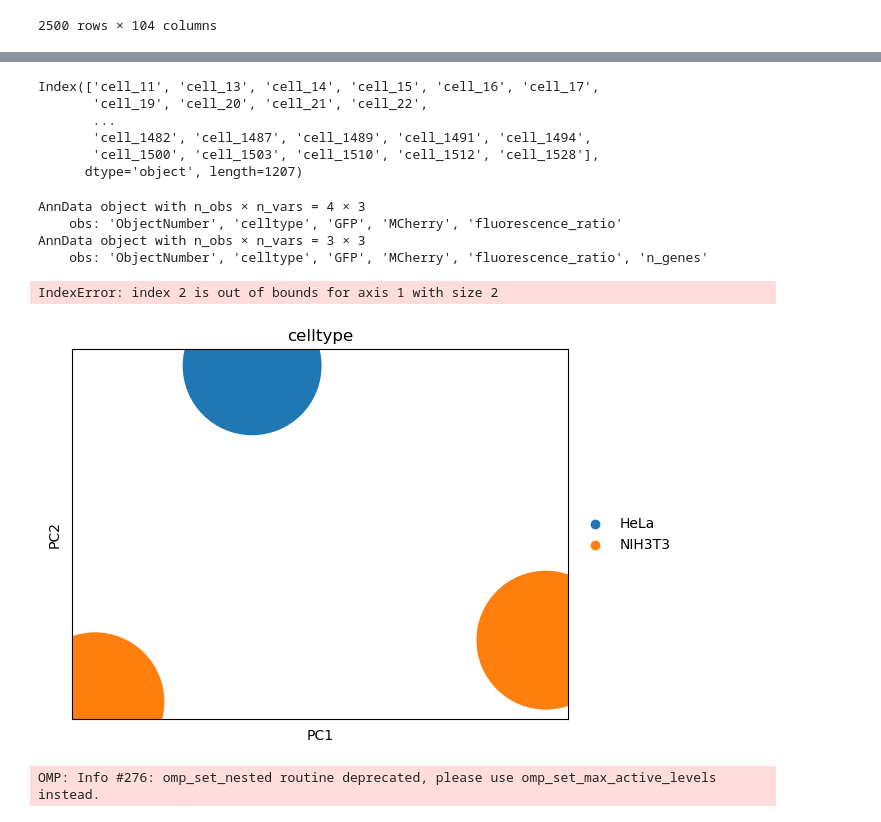
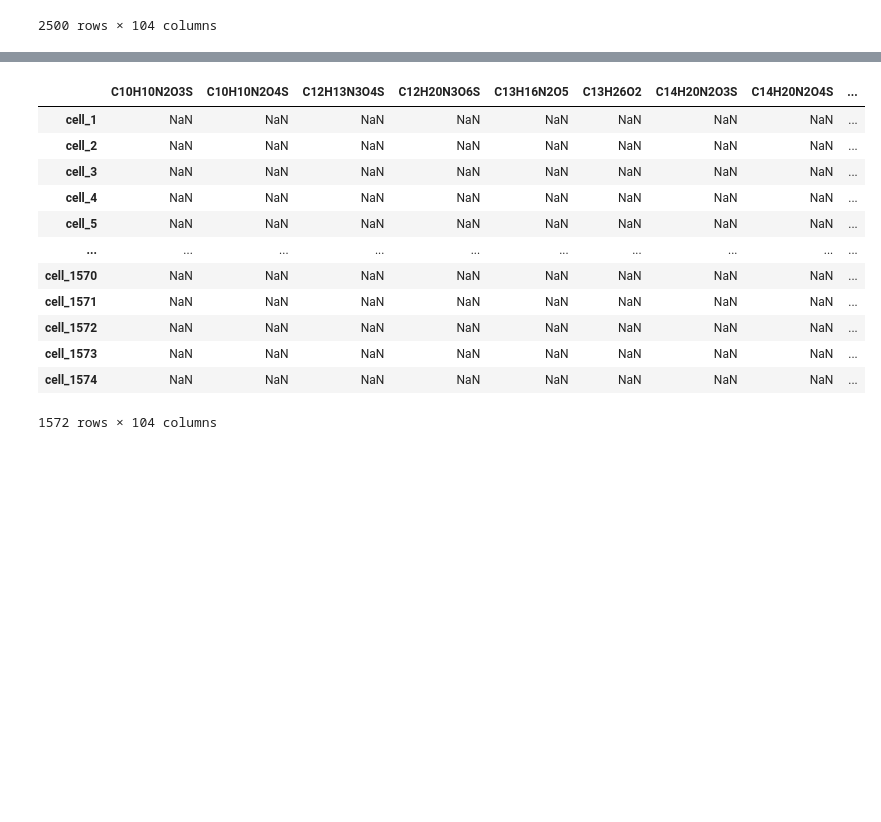
Before and after one commit to mariusrklein/FDA_project, a Jupyter notebook: ion_suppression_correction.ipynb, the cells around one changed output, grey strips where cells are left out. Drawn from its saved outputs; the diff is of its cells as text; code cells hidden in the pictures; blank space fills up the shorter version.

```diff
--- a/ion_suppression_correction.ipynb
+++ b/ion_suppression_correction.ipynb
@@ -367,14 +403,0 @@ Name: celltype, dtype: int64
-# %%
-condition_metadata = condition_metadata[['ObjectNumber', 'celltype', 'GFP', 'MCherry', 'fluorescence_ratio']]
-condition_metadata.index = [CELL_PRE + str(i) for i in condition_metadata.ObjectNumber]
-# condition_metadata.index = condition_metadata.index.map(str)
-# norm_ion_intensities.index = norm_ion_intensities.index.map(str)
-
-condition_metadata.index
-# %% [output]
-Index(['cell_11', 'cell_13', 'cell_14', 'cell_15', 'cell_16', 'cell_17',
-       'cell_19', 'cell_20', 'cell_21', 'cell_22',
-       ...
-       'cell_1482', 'cell_1487', 'cell_1489', 'cell_1491', 'cell_1494',
-       'cell_1500', 'cell_1503', 'cell_1510', 'cell_1512', 'cell_1528'],
-      dtype='object', length=1207)
@@ -384,23 +403,0 @@ adata = ad.AnnData(X=norm_ion_intensities.loc[included_cells], obs=condition_met
-# %%
-print(adata)
-
-sc.pp.filter_cells(adata, min_genes=1)
-
-print(adata)
-# %% [output]
-AnnData object with n_obs × n_vars = 4 × 3
-    obs: 'ObjectNumber', 'celltype', 'GFP', 'MCherry', 'fluorescence_ratio'
-AnnData object with n_obs × n_vars = 3 × 3
-    obs: 'ObjectNumber', 'celltype', 'GFP', 'MCherry', 'fluorescence_ratio', 'n_genes'
-# %%
-sc.pp.scale(adata)
-sc.pp.pca(adata)
-sc.pl.pca_overview(adata, color='celltype')
-# %% [output]
-IndexError: index 2 is out of bounds for axis 1 with size 2
-[figure, removed]
-# %%
-sc.pp.neighbors(adata)
-sc.tl.umap(adata, min_dist=0.5, spread=1.0, random_state=1, n_components=2)
-# %% [output]
-OMP: Info #276: omp_set_nested routine deprecated, please use omp_set_max_active_levels instead.
@@ -406,0 +407,16 @@ OMP: Info #276: omp_set_nested routine deprecated, please use omp_set_max_active
+# %%
+norm_ion_intensities
+# %% [output]
+|  | C10H10N2O3S | C10H10N2O4S | C12H13N3O4S | C12H20N3O6S | C13H16N2O5 | C13H26O2 | C14H20N2O3S | C14H20N2O4S | ... |
+| cell_1 | NaN | NaN | NaN | NaN | NaN | NaN | NaN | NaN | ... |
+| cell_2 | NaN | NaN | NaN | NaN | NaN | NaN | NaN | NaN | ... |
+| cell_3 | NaN | NaN | NaN | NaN | NaN | NaN | NaN | NaN | ... |
+| cell_4 | NaN | NaN | NaN | NaN | NaN | NaN | NaN | NaN | ... |
+| cell_5 | NaN | NaN | NaN | NaN | NaN | NaN | NaN | NaN | ... |
+| ... | ... | ... | ... | ... | ... | ... | ... | ... | ... |
+| cell_1570 | NaN | NaN | NaN | NaN | NaN | NaN | NaN | NaN | ... |
+| cell_1571 | NaN | NaN | NaN | NaN | NaN | NaN | NaN | NaN | ... |
+| cell_1572 | NaN | NaN | NaN | NaN | NaN | NaN | NaN | NaN | ... |
+| cell_1573 | NaN | NaN | NaN | NaN | NaN | NaN | NaN | NaN | ... |
+| cell_1574 | NaN | NaN | NaN | NaN | NaN | NaN | NaN | NaN | ... |
+1572 rows × 104 columns
```
Also changed, not shown: parts of 20 cells of this notebook.
